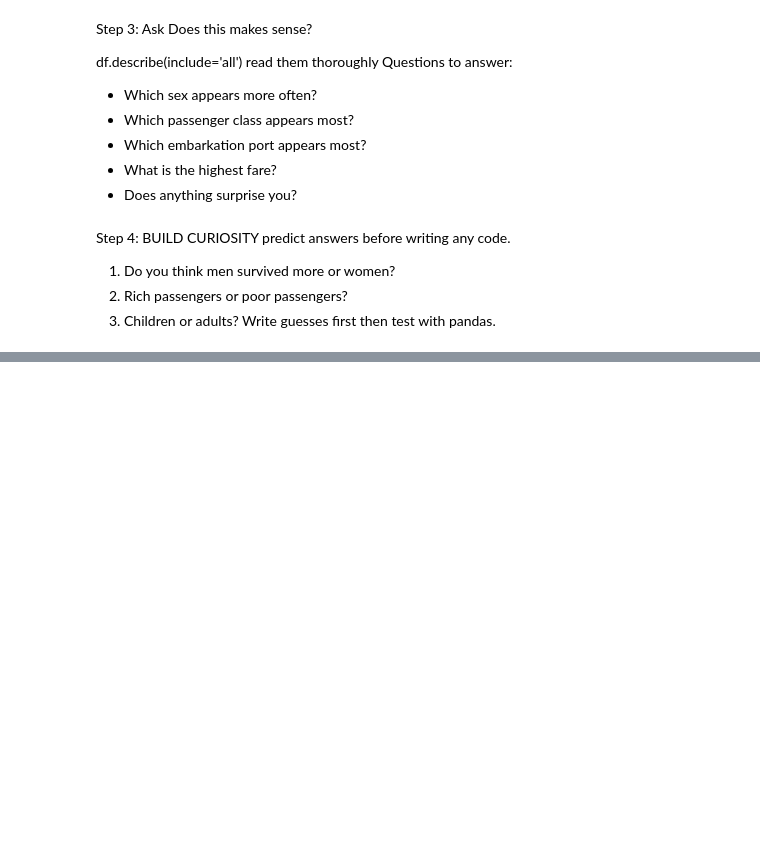
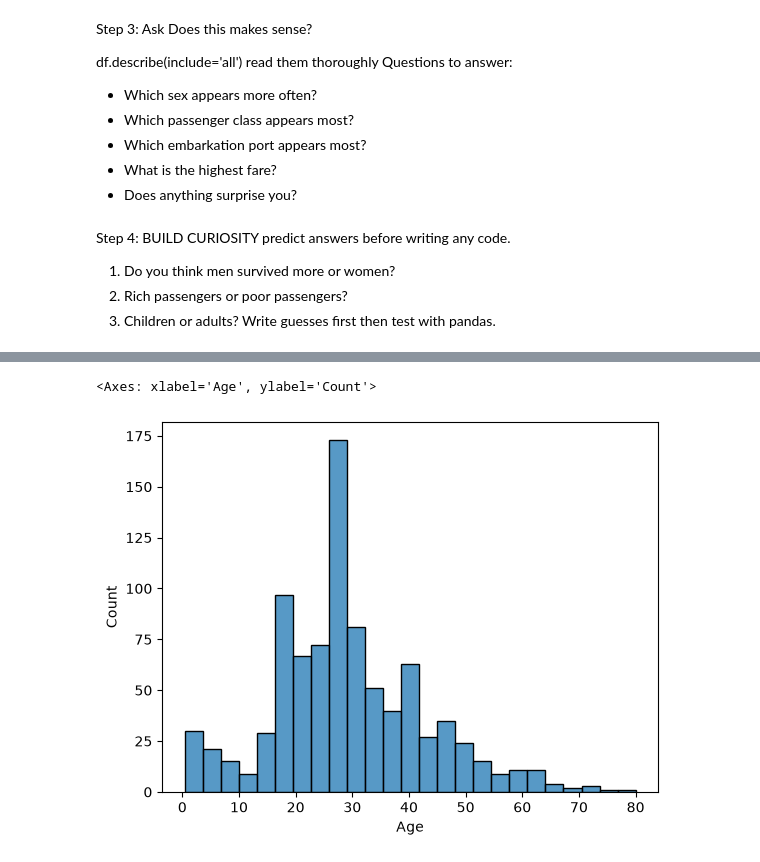
Before and after one commit to C4naryS0ck/ideal-carnival, a Jupyter notebook: titanic_dataset.ipynb, the cells around one changed output, grey strips where cells are left out. Drawn from its saved outputs; the diff is of its cells as text; code cells hidden in the pictures; blank space fills up the shorter version.

```diff
--- a/titanic_dataset.ipynb
+++ b/titanic_dataset.ipynb
@@ -285,0 +541,5 @@ Write guesses first then test with pandas.
+# %%
+sns.histplot(df['Age'])
+# %% [output]
+<Axes: xlabel='Age', ylabel='Count'>
+[figure, added]
```
Also changed, not shown: parts of 48 cells of this notebook.
